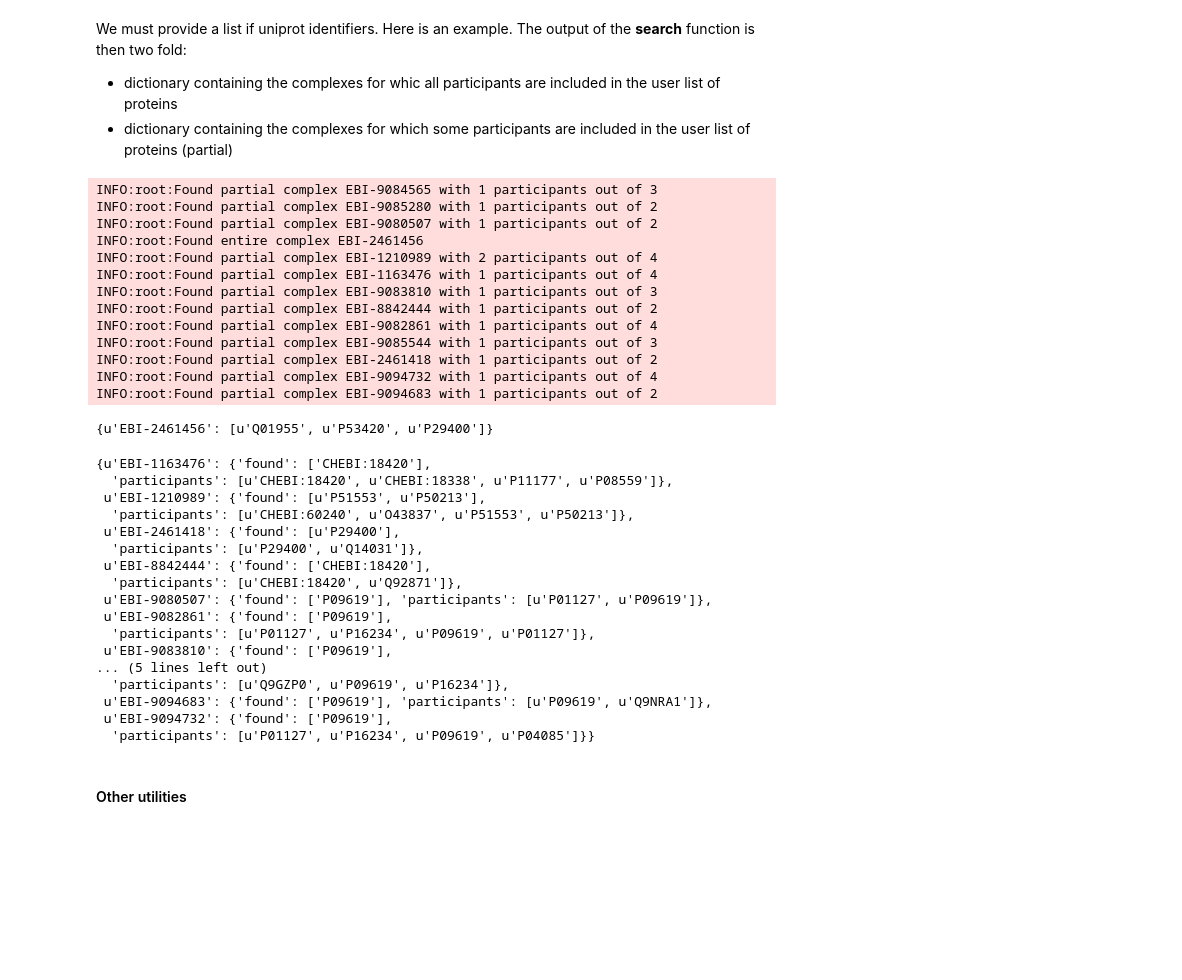
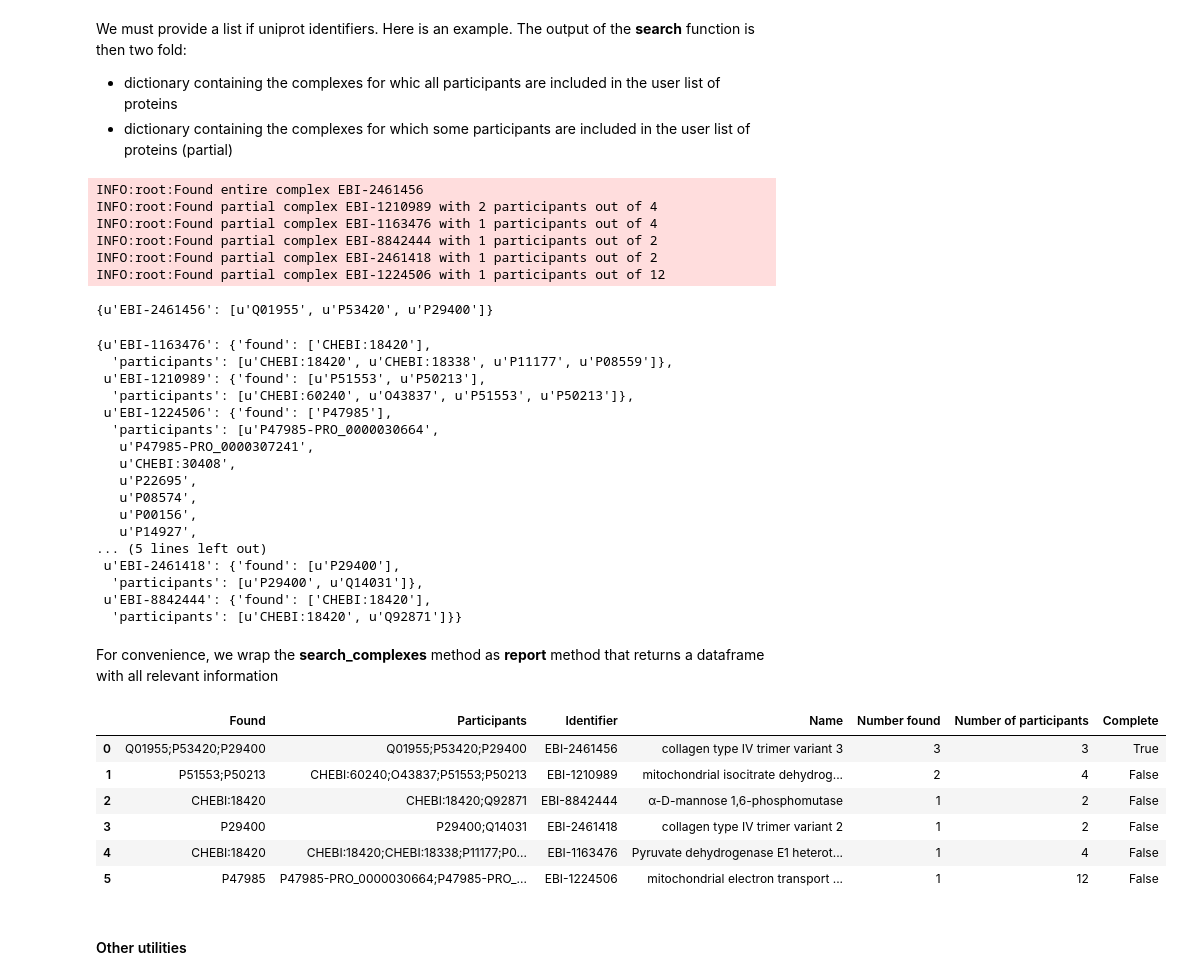
Before and after one commit to biokit/biokit, a Jupyter notebook: notebooks/network/Complex.ipynb, the cells around one changed output. Saved outputs shown, nothing was run; the diff lists cells and outputs as text; code cells hidden in the pictures; blank space fills up the shorter version.

Commit message:
adding report functionality and update notebook.

```diff
--- a/notebooks/network/Complex.ipynb
+++ b/notebooks/network/Complex.ipynb
@@ -72,22 +75,15 @@ two fold:
    - dictionary containing the complexes for which some participants are included in the user list of proteins (partial)
 # %%
 user_species = ['P51234', 'P11111', 'P22222', 'P33333', u'P51553',
-                'P09619', u'P50213', 'Q01955', 'P53420', u'P29400', 'Q8TD08', 'P47985', 'CHEBI:18420']
+                 u'P50213', 'Q01955', 'P53420', u'P29400', 'Q8TD08', 'P47985', 'CHEBI:18420']
 and_gates, subset = c.search_complexes(user_species, verbose=True)
 # %% [output]
-INFO:root:Found partial complex EBI-9084565 with 1 participants out of 3
-INFO:root:Found partial complex EBI-9085280 with 1 participants out of 2
-INFO:root:Found partial complex EBI-9080507 with 1 participants out of 2
 INFO:root:Found entire complex EBI-2461456
 INFO:root:Found partial complex EBI-1210989 with 2 participants out of 4
 INFO:root:Found partial complex EBI-1163476 with 1 participants out of 4
-INFO:root:Found partial complex EBI-9083810 with 1 participants out of 3
 INFO:root:Found partial complex EBI-8842444 with 1 participants out of 2
-INFO:root:Found partial complex EBI-9082861 with 1 participants out of 4
-INFO:root:Found partial complex EBI-9085544 with 1 participants out of 3
 INFO:root:Found partial complex EBI-2461418 with 1 participants out of 2
-INFO:root:Found partial complex EBI-9094732 with 1 participants out of 4
-INFO:root:Found partial complex EBI-9094683 with 1 participants out of 2
+INFO:root:Found partial complex EBI-1224506 with 1 participants out of 12
 # %%
 and_gates
 # %% [output]
@@ -99,19 +95,32 @@ subset
   'participants': [u'CHEBI:18420', u'CHEBI:18338', u'P11177', u'P08559']},
  u'EBI-1210989': {'found': [u'P51553', u'P50213'],
   'participants': [u'CHEBI:60240', u'O43837', u'P51553', u'P50213']},
+ u'EBI-1224506': {'found': ['P47985'],
+  'participants': [u'P47985-PRO_0000030664',
+   u'P47985-PRO_0000307241',
+   u'CHEBI:30408',
+   u'P22695',
+   u'P08574',
+   u'P00156',
+   u'P14927',
+... (5 lines left out)
  u'EBI-2461418': {'found': [u'P29400'],
   'participants': [u'P29400', u'Q14031']},
  u'EBI-8842444': {'found': ['CHEBI:18420'],
-  'participants': [u'CHEBI:18420', u'Q92871']},
- u'EBI-9080507': {'found': ['P09619'], 'participants': [u'P01127', u'P09619']},
- u'EBI-9082861': {'found': ['P09619'],
-  'participants': [u'P01127', u'P16234', u'P09619', u'P01127']},
- u'EBI-9083810': {'found': ['P09619'],
-... (5 lines left out)
-  'participants': [u'Q9GZP0', u'P09619', u'P16234']},
- u'EBI-9094683': {'found': ['P09619'], 'participants': [u'P09619', u'Q9NRA1']},
- u'EBI-9094732': {'found': ['P09619'],
-  'participants': [u'P01127', u'P16234', u'P09619', u'P04085']}}
+  'participants': [u'CHEBI:18420', u'Q92871']}}
+# %% [markdown]
+For convenience, we wrap the **search_complexes** method as **report** method that returns a dataframe with all relevant
+information
+# %%
+c.report(user_species)
+# %% [output]
+|  | Found | Participants | Identifier | Name | Number found | Number of participants | Complete |
+| 0 | Q01955;P53420;P29400 | Q01955;P53420;P29400 | EBI-2461456 | collagen type IV trimer variant 3 | 3 | 3 | True |
+| 1 | P51553;P50213 | CHEBI:60240;O43837;P51553;P50213 | EBI-1210989 | mitochondrial isocitrate dehydrog... | 2 | 4 | False |
+| 2 | CHEBI:18420 | CHEBI:18420;Q92871 | EBI-8842444 | α-D-mannose 1,6-phosphomutase | 1 | 2 | False |
+| 3 | P29400 | P29400;Q14031 | EBI-2461418 | collagen type IV trimer variant 2 | 1 | 2 | False |
+| 4 | CHEBI:18420 | CHEBI:18420;CHEBI:18338;P11177;P0... | EBI-1163476 | Pyruvate dehydrogenase E1 heterot... | 1 | 4 | False |
+| 5 | P47985 | P47985-PRO_0000030664;P47985-PRO_... | EBI-1224506 | mitochondrial electron transport ... | 1 | 12 | False |
 # %% [markdown]
 #### Other utilities
 # %% [markdown]
```
Also changed, not shown: parts of 3 cells of this notebook, 1 other file.
